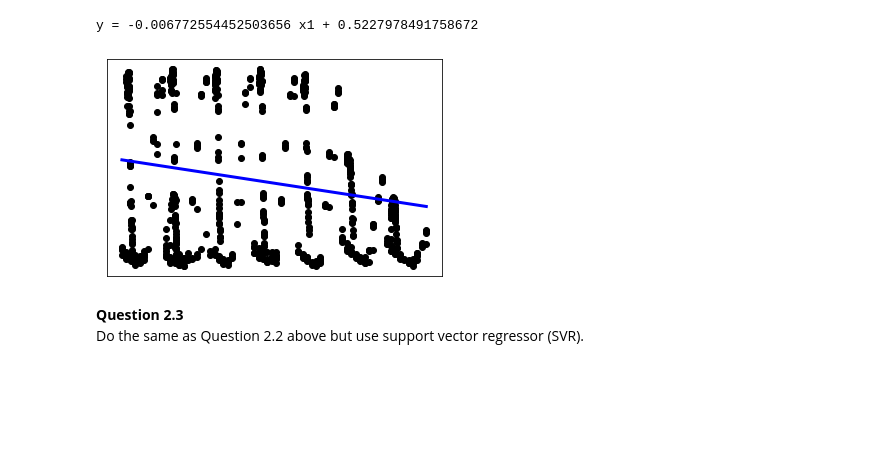
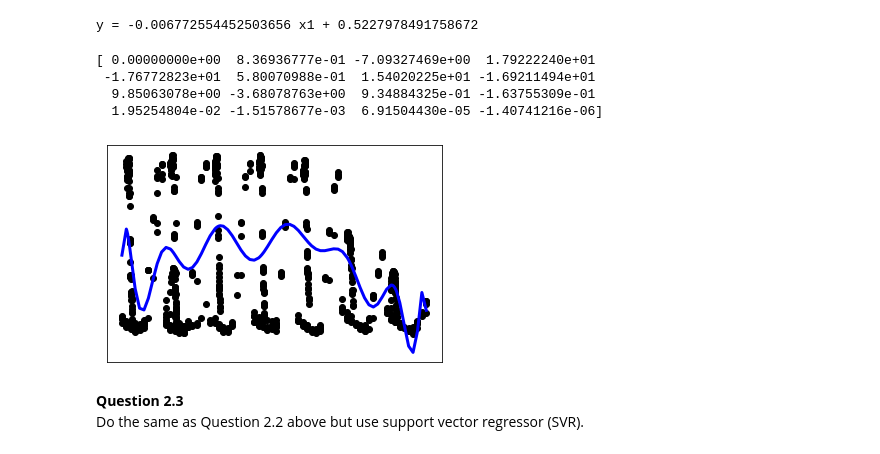
Before and after one commit to EthanWong2212/EE4211_Proj, a Jupyter notebook: part2.ipynb, the cells around one changed output. Saved outputs shown, nothing was run; the diff lists cells and outputs as text; code cells hidden in the pictures; blank space fills up the shorter version.

Commit message:
Add polynomial features no linear regression

```diff
--- a/part2.ipynb
+++ b/part2.ipynb
@@ -193,18 +193,33 @@ regressor.fit(train_x.reshape(-1, 1), train_y) #training the algorithm
 print("y =",regressor.coef_[0],"x1 +",regressor.intercept_)
 # %% [output]
 y = -0.006772554452503656 x1 + 0.5227978491758672
+# %%
+import sklearn.linear_model as lm
+from sklearn.preprocessing import PolynomialFeatures
+dim = 15
+poly = PolynomialFeatures(dim)
+train_x_poly = poly.fit_transform(train_x.reshape(-1,1))
+test_x_poly = poly.fit_transform(np.asarray(test_x).reshape(-1,1))
+regressor = lm.LinearRegression()
+regressor.fit(train_x_poly, train_y) #training the algorithm
+print(regressor.coef_)
+# %% [output]
+[ 0.00000000e+00  8.36936777e-01 -7.09327469e+00  1.79222240e+01
+ -1.76772823e+01  5.80070988e-01  1.54020225e+01 -1.69211494e+01
+  9.85063078e+00 -3.68078763e+00  9.34884325e-01 -1.63755309e-01
+  1.95254804e-02 -1.51578677e-03  6.91504430e-05 -1.40741216e-06]
 # %%
-predicted = regressor.predict(np.asarray(test_x).reshape(-1, 1))
+predicted = regressor.predict(test_x_poly)
 # Plot outputs
 plt.scatter(test_x, test_y, color="black")
 plt.plot(test_x, predicted, color="blue", linewidth=3)
 
 plt.xticks(())
 plt.yticks(())
 
 plt.show()
 # %% [output]
-[figure, old version]
+[figure, new version]
 # %% [markdown]
 **Question 2.3**<br>
 Do the same as Question 2.2 above but use support vector regressor (SVR).
```
Also changed, not shown: parts of 3 cells of this notebook.
